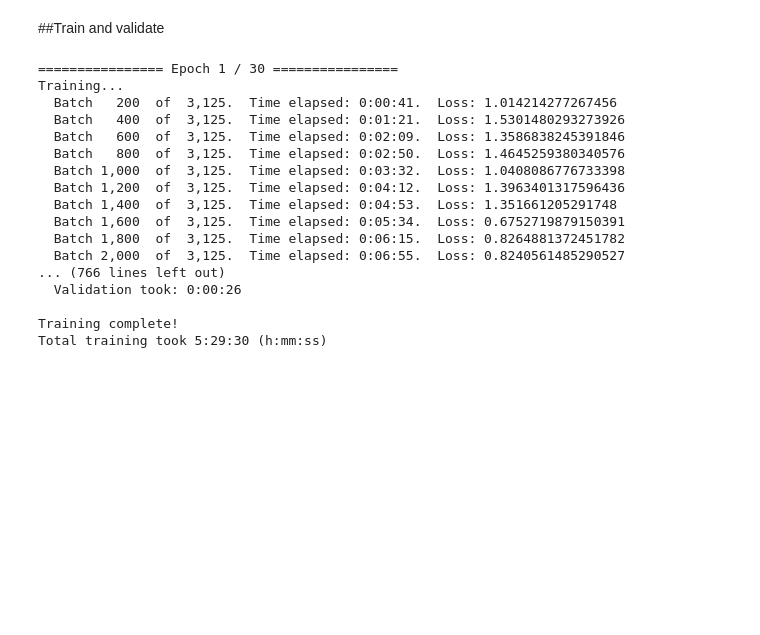
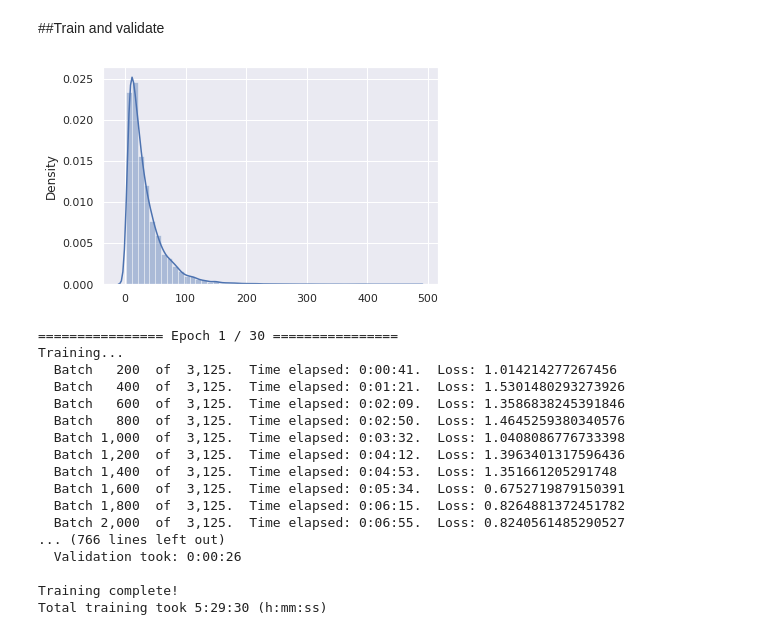
Before and after one commit to xyyzh/Comparative_Analysis, a Jupyter notebook: src/xlmr/XLMR_en.ipynb, the cells around one changed output. Cells and saved outputs as stored; diff of their text form; code cells hidden in the pictures; blank space fills up the shorter version.

```diff
--- a/src/xlmr/XLMR_en.ipynb
+++ b/src/xlmr/XLMR_en.ipynb
@@ -481,6 +483,12 @@ Checking out files: 100% (28/28), done.
 #!cd NLP_final_project/train/
 train_df = pd.read_json("NLP_final_project/train/dataset_en_train_trimmed.json", lines=True)
 val_df = pd.read_json("NLP_final_project/val/dataset_en_dev.json", lines=True)
+# %%
+sns.set_theme()
+plt.figure()
+ax = sns.distplot([len(text.split()) for text in train_df['review_body']])
+# %% [output]
+[figure, added]
 # %%
 training_stats = train_val(train_df, val_df, model=model, tokenizer=tokenizer, epochs=30)
 # %% [output]
```
Also changed, not shown: parts of 2 cells of this notebook, 1 other file.
